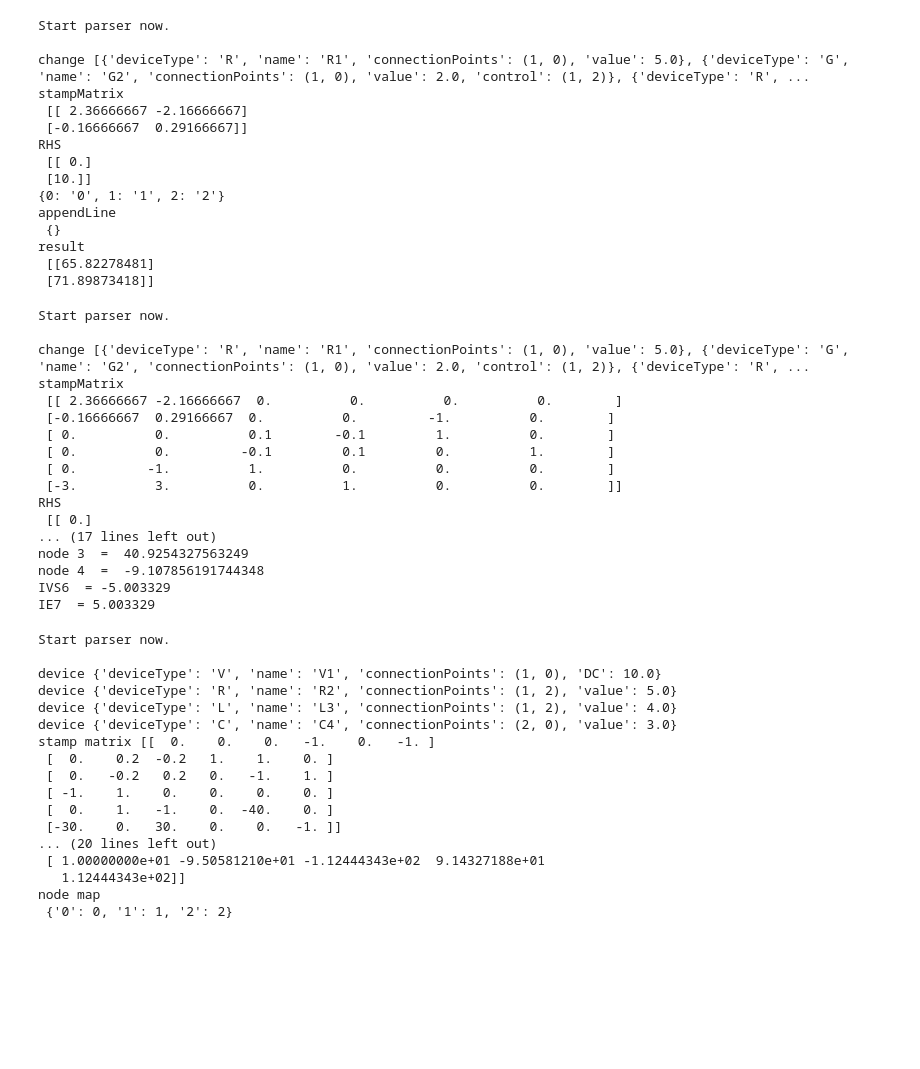
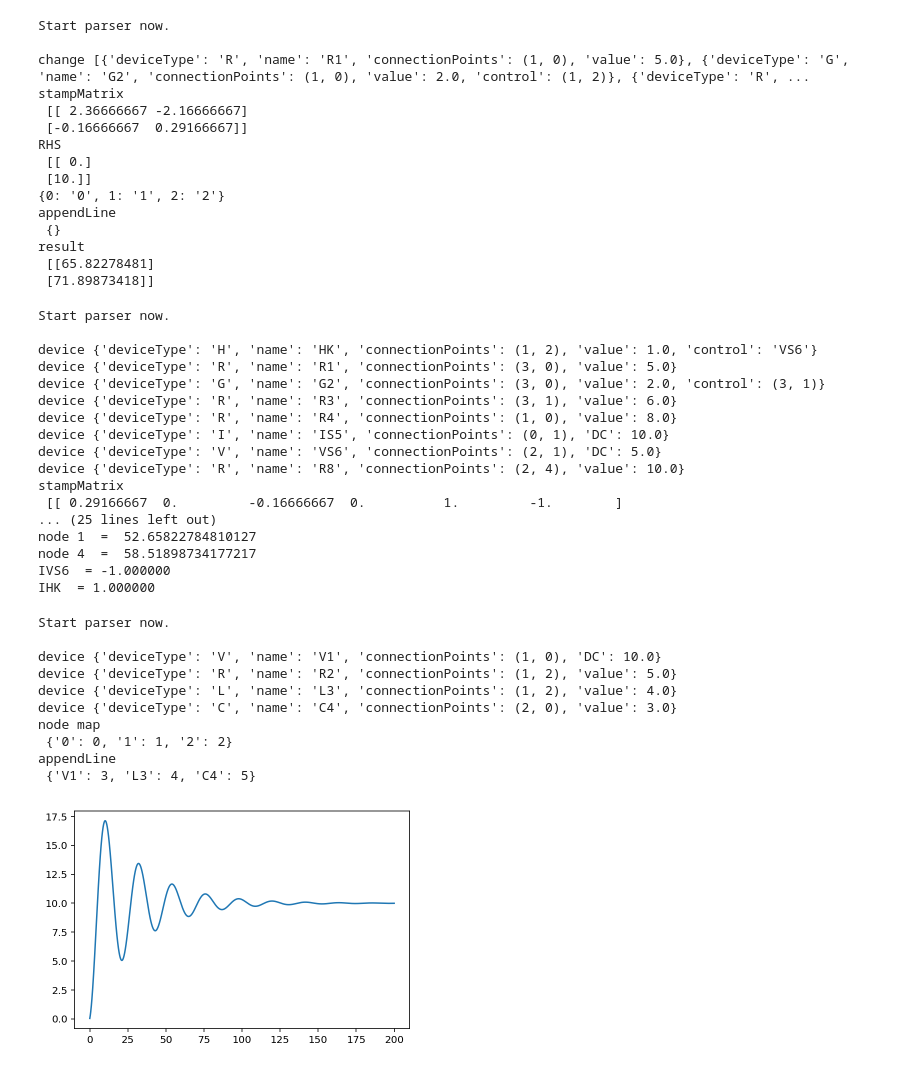
Before and after one commit to GaryYuyjl/EDAproject, a Jupyter notebook: 未命名.ipynb, the cells around one changed output. Cells and saved outputs as stored; diff of their text form; code cells hidden in the pictures; blank space fills up the shorter version.

```diff
--- a/未命名.ipynb
+++ b/未命名.ipynb
@@ -35,6 +36,7 @@ result
 #test
 netlist = """
 *netlist example 1
+Hk 2 3 Vs6 1
 R1 1 0 5
 G2 1 0 1 2 2
 R3 1 2 6
@@ -42,8 +44,8 @@ R4 2 0 8
 Is5 0 2 10
 Vs6 3 2 5
 R8 3 4 10
-E7 4 0 1 2 3
-*Hk 2 3 Vs6 1
+*E7 4 0 1 2 3
+
 *L 1 2 3
 *C 3 4 5
 .end
@@ -57,21 +59,21 @@ mySpice.solve()
 # %% [output]
 Start parser now.
 
-change [{'deviceType': 'R', 'name': 'R1', 'connectionPoints': (1, 0), 'value': 5.0}, {'deviceType': 'G', 'name': 'G2', 'connectionPoints': (1, 0), 'value': 2.0, 'control': (1, 2)}, {'deviceType': 'R', ...
+device {'deviceType': 'H', 'name': 'HK', 'connectionPoints': (1, 2), 'value': 1.0, 'control': 'VS6'}
+device {'deviceType': 'R', 'name': 'R1', 'connectionPoints': (3, 0), 'value': 5.0}
+device {'deviceType': 'G', 'name': 'G2', 'connectionPoints': (3, 0), 'value': 2.0, 'control': (3, 1)}
+device {'deviceType': 'R', 'name': 'R3', 'connectionPoints': (3, 1), 'value': 6.0}
+device {'deviceType': 'R', 'name': 'R4', 'connectionPoints': (1, 0), 'value': 8.0}
+device {'deviceType': 'I', 'name': 'IS5', 'connectionPoints': (0, 1), 'DC': 10.0}
+device {'deviceType': 'V', 'name': 'VS6', 'connectionPoints': (2, 1), 'DC': 5.0}
+device {'deviceType': 'R', 'name': 'R8', 'connectionPoints': (2, 4), 'value': 10.0}
 stampMatrix
- [[ 2.36666667 -2.16666667  0.          0.          0.          0.        ]
- [-0.16666667  0.29166667  0.          0.         -1.          0.        ]
- [ 0.          0.          0.1        -0.1         1.          0.        ]
- [ 0.          0.         -0.1         0.1         0.          1.        ]
- [ 0.         -1.          1.          0.          0.          0.        ]
- [-3.          3.          0.          1.          0.          0.        ]]
-RHS
- [[ 0.]
-... (17 lines left out)
-node 3  =  40.9254327563249
-node 4  =  -9.107856191744348
-IVS6  = -5.003329
-IE7  = 5.003329
+ [[ 0.29166667  0.         -0.16666667  0.          1.         -1.        ]
+... (25 lines left out)
+node 1  =  52.65822784810127
+node 4  =  58.51898734177217
+IVS6  = -1.000000
+IHK  = 1.000000
 # %%
 from UI import GUI
 
@@ -84,34 +86,30 @@ sys.exit(app.exec_())
 # %%
 #test
 netlist = """
 *netlist example 1
 V1 1 0 10
 R2 1 2 5
 L3 1 2 4
 C4 2 0 3
 .end
 """
 
 from Spice import Spice
 mySpice = Spice()
 mySpice.parse(netlist)
-mySpice.solveTran()
+mySpice.solveTran(method='TRAP', step=0.1, stop = 2000)
 #mySpice.startGUI()
+%config InlineBackend.figure_format = 'retina'
+%matplotlib inline
 # %% [output]
 Start parser now.
 
 device {'deviceType': 'V', 'name': 'V1', 'connectionPoints': (1, 0), 'DC': 10.0}
 device {'deviceType': 'R', 'name': 'R2', 'connectionPoints': (1, 2), 'value': 5.0}
 device {'deviceType': 'L', 'name': 'L3', 'connectionPoints': (1, 2), 'value': 4.0}
 device {'deviceType': 'C', 'name': 'C4', 'connectionPoints': (2, 0), 'value': 3.0}
-stamp matrix [[  0.    0.    0.   -1.    0.   -1. ]
- [  0.    0.2  -0.2   1.    1.    0. ]
- [  0.   -0.2   0.2   0.   -1.    1. ]
- [ -1.    1.    0.    0.    0.    0. ]
- [  0.    1.   -1.    0.  -40.    0. ]
- [-30.    0.   30.    0.    0.   -1. ]]
-... (20 lines left out)
- [ 1.00000000e+01 -9.50581210e+01 -1.12444343e+02  9.14327188e+01
-   1.12444343e+02]]
 node map
  {'0': 0, '1': 1, '2': 2}
+appendLine
+ {'V1': 3, 'L3': 4, 'C4': 5}
+[figure, added]
```
Also changed, not shown: parts of 3 cells of this notebook, 3 other files.
